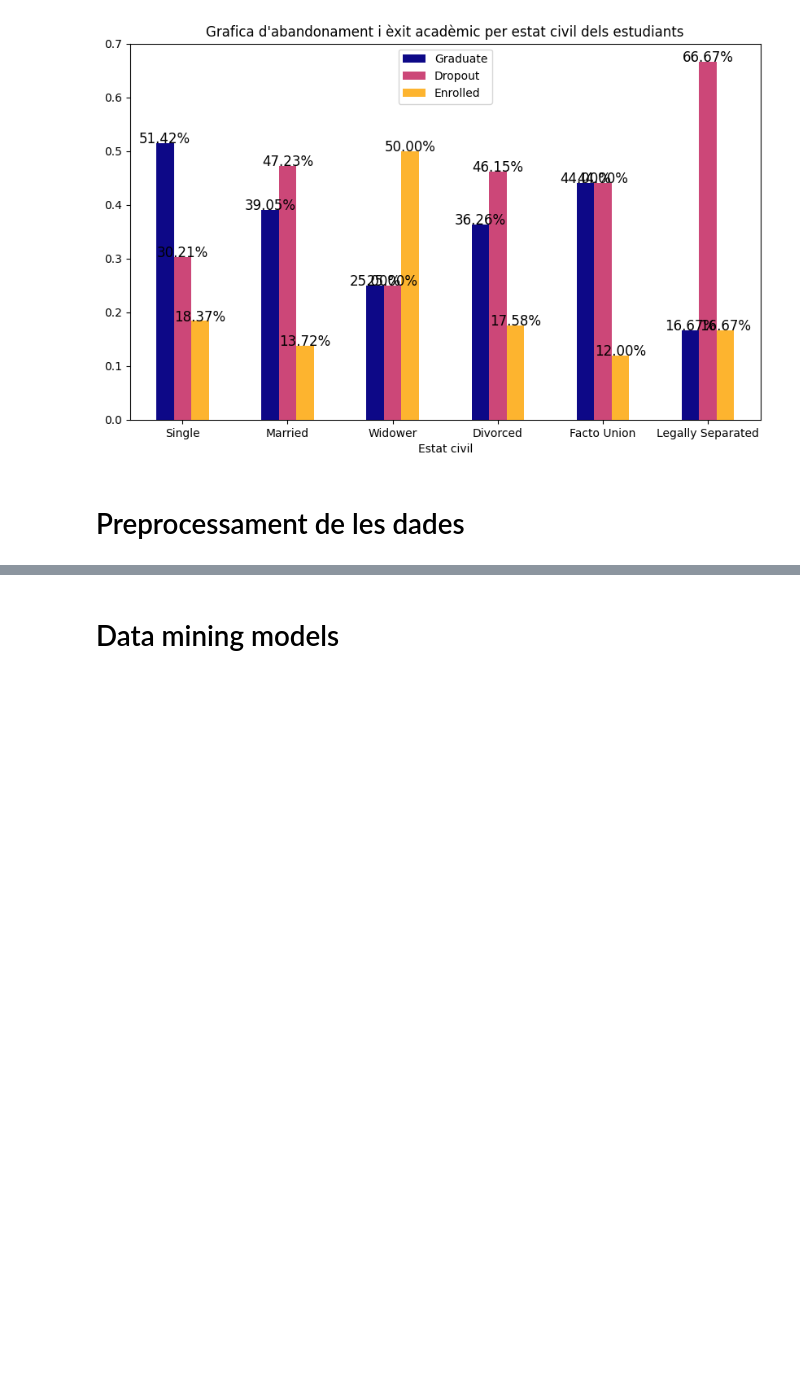
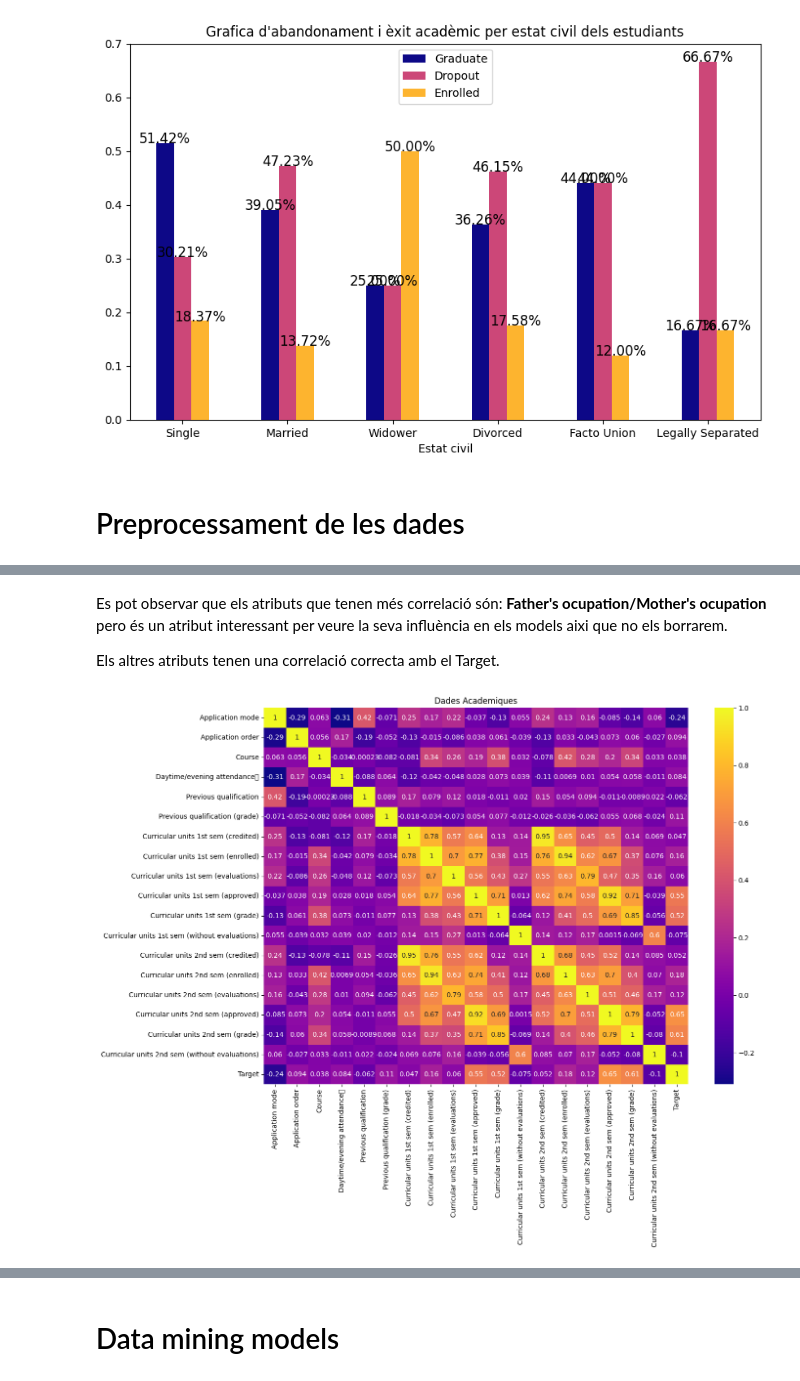
Before and after one commit to Mariona-FT/Data-Mining-MIDA, a Jupyter notebook: Projecte mida_NOU.ipynb, the cells around one changed output, grey strips where cells are left out. Saved outputs shown, nothing was run; the diff lists cells and outputs as text; code cells hidden in the pictures; blank space fills up the shorter version.

```diff
--- a/Projecte mida_NOU.ipynb
+++ b/Projecte mida_NOU.ipynb
@@ -639,0 +800,13 @@ Si llista (Index:[]) esta buida significa que no hi ha cap fila duplicada
+# %% [markdown]
+Es pot observar que els atributs que tenen més correlació són: **Father's ocupation/Mother's ocupation**  pero és un atribut interessant per veure la seva influència en els models aixi que no els borrarem.
+
+Els altres atributs tenen una correlació correcta amb el Target.
+# %%
+#Veure la relació amb l'objectiu fent servir matrius de corelació- heatmaps
+
+fig, ax = plt.subplots(figsize=(14,10))
+sns.heatmap(acad.corr(), annot=True, cmap="plasma")
+plt.title("Dades Academiques")
+plt.show()
+# %% [output]
+[figure, added]
```
Also changed, not shown: parts of 22 cells of this notebook.
